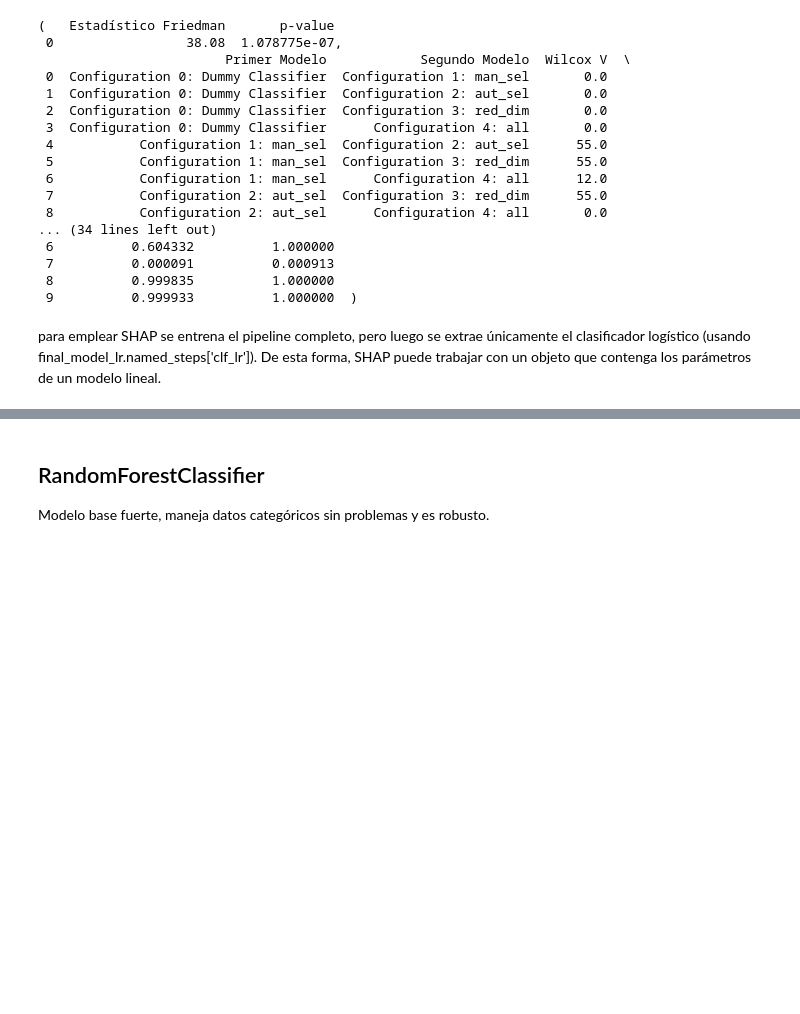
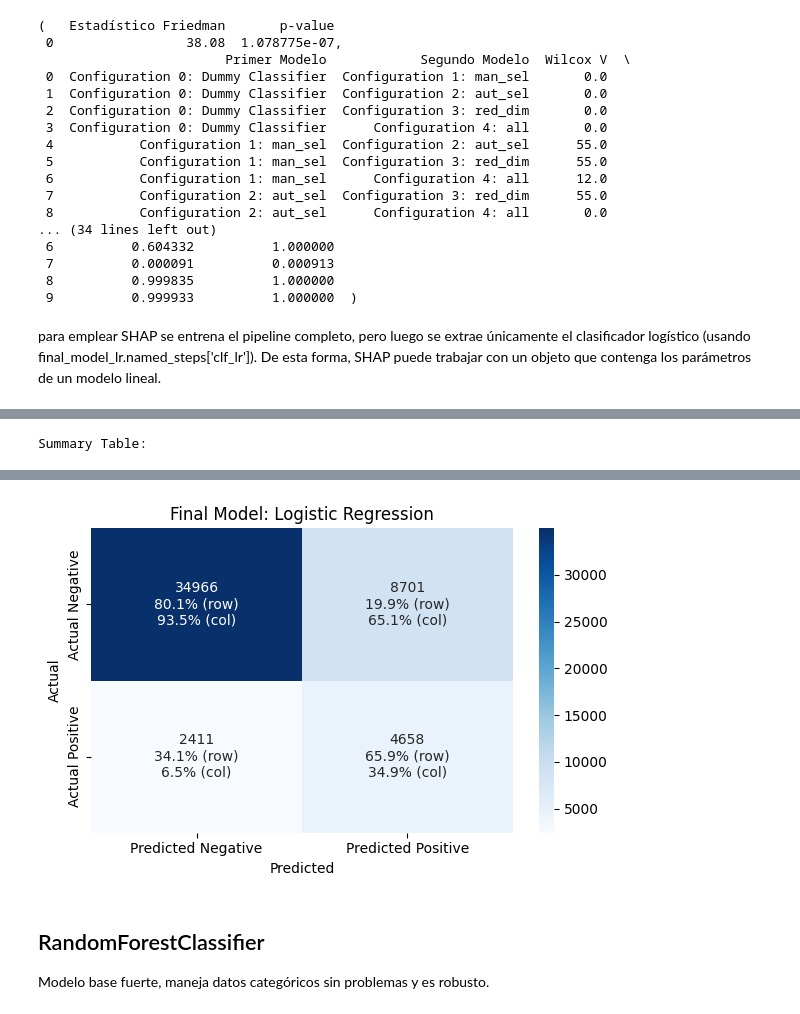
Before and after one commit to raquelgosalbezsirvent/Diabetes-Health-Indicators-ML, a Jupyter notebook: Practica_final.ipynb, the cells around one changed output, grey strips where cells are left out. Drawn from its saved outputs; the diff is of its cells as text; code cells hidden in the pictures; blank space fills up the shorter version.

```diff
--- a/Practica_final.ipynb
+++ b/Practica_final.ipynb
@@ -94,3 +104,22 @@ from xgboost import XGBClassifier
 import math
 import time
 from catboost import CatBoostClassifier
+# %%
+import pickle
+
+# Crear un diccionario solo con las variables que necesitas
+mis_variables = {
+    "metrics_lr_opt_ov": metrics_lr_opt_ov,
+    "metrics_lr_opt_un": metrics_lr_opt_un,
+    "metrics_lr_opt_wght": metrics_lr_opt_wght,
+    "metrics_lr_randcv_ov": metrics_lr_randcv_ov,
+    "metrics_lr_randcv_un": metrics_lr_randcv_un,
+    "metrics_lr_randcv_wght": metrics_lr_randcv_wght,
+    "metrics_lr_randcv_un_ov": metrics_lr_randcv_un_ov,
+    "metrics_lr_randcv_un_ov_wght": metrics_lr_randcv_un_ov_wght,
+    "metrics_lr_all": metrics_lr_all,
+    "metrics_lr_final": metrics_lr_final
+}
+
+with open("mis_variables.pkl", "wb") as f:
+    pickle.dump(mis_variables, f)
@@ -1649,0 +1869,12 @@ shap.dependence_plot(feature_name, shap_values, X_test)
+# %%
+model_results = [
+    {
+        "model": "Final Model: Logistic Regression",
+        **metrics_final_lr
+    }
+]
+plot_results(model_results)
+
+del model_results
+# %% [output]
+Summary Table:
@@ -1650,3 +1883,4 @@ shap.dependence_plot(feature_name, shap_values, X_test)
+[figure, added]
 # %% [markdown]
 ## RandomForestClassifier
 Modelo base fuerte, maneja datos categóricos sin problemas y es robusto.
```
Also changed, not shown: parts of 27 cells of this notebook, 1 other file.
